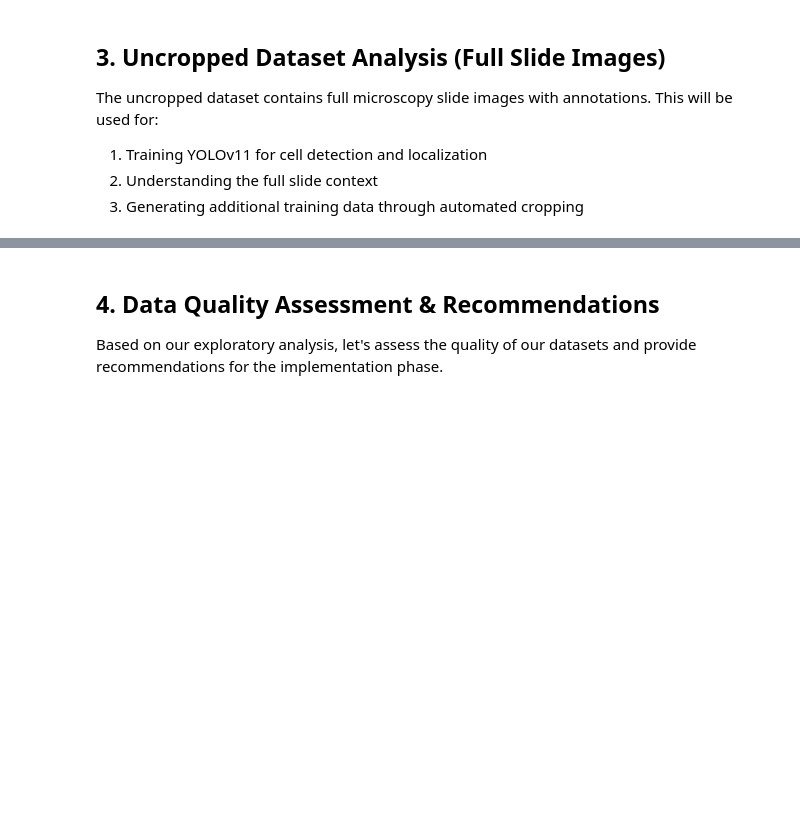
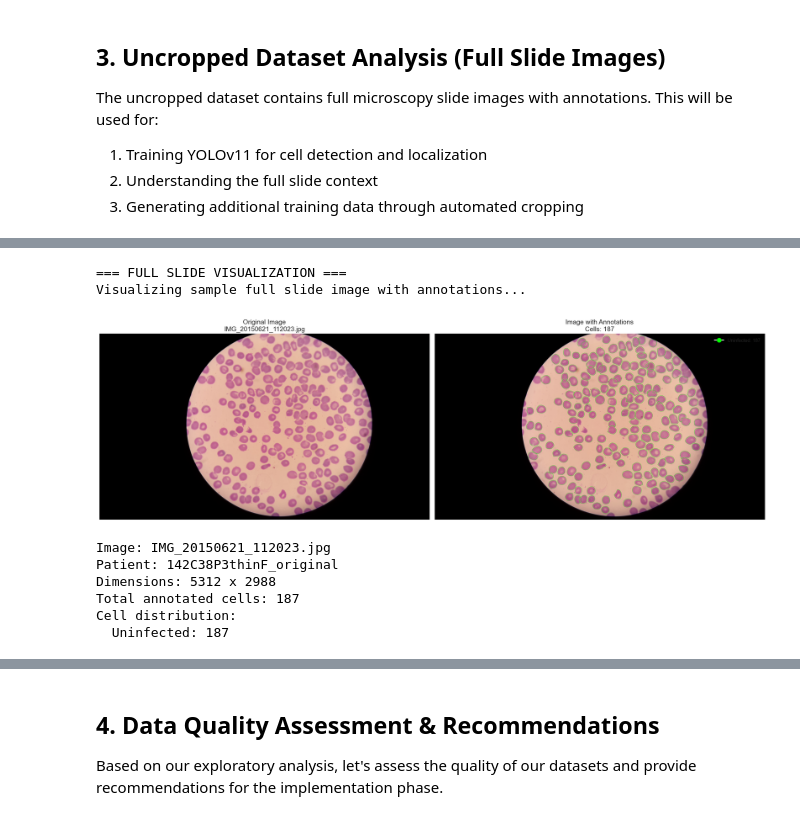
Before and after one commit to ShawnMayol/malaria-detection-thesis, a Jupyter notebook: notebooks/eda.ipynb, the cells around one changed output, grey strips where cells are left out. Saved outputs shown, nothing was run; the diff lists cells and outputs as text; code cells hidden in the pictures; blank space fills up the shorter version.

Commit message:
feat: update EDA + add error handling + add final summary + add full slide visualization

```diff
--- a/notebooks/eda.ipynb
+++ b/notebooks/eda.ipynb
@@ -357,10 +360,10 @@ The uncropped dataset contains full microscopy slide images with annotations. Th
 def analyze_uncropped_dataset(base_path):
     """Analyze the full slide image dataset with annotations"""
 
-    nih_path = base_path / "NIH-NLM-ThinBloodSmearsPf"
+    raw_path = Path(base_path)
 
-    if not nih_path.exists():
-        print("NIH dataset directory not found!")
+    if not raw_path.exists():
+        print("Raw uncropped dataset directory not found!")
         return None
 
     analysis = {
@@ -368,8 +371,8 @@ def analyze_uncropped_dataset(base_path):
         'point_set': {'patients': 0, 'images': 0, 'annotations': 0}
     }
 
-    # Analyze Polygon Set
-    polygon_path = nih_path / "Polygon Set"
+    # Analyze Polygon Set (directly under uncropped/)
+    polygon_path = raw_path / "Polygon Set"
     if polygon_path.exists():
         print("=== POLYGON SET ANALYSIS ===")
         patient_dirs = [d for d in polygon_path.iterdir() if d.is_dir()]
@@ -379,7 +382,8 @@ def analyze_uncropped_dataset(base_path):
         total_annotations = 0
 
         for patient_dir in patient_dirs[:5]:  # Analyze first 5 patients as sample
-            img_dir = patient_dir / "img"
+            # Note: Directory structure uses "Img" not "img"
+            img_dir = patient_dir / "Img"
             gt_dir = patient_dir / "GT"
 
             if img_dir.exists() and gt_dir.exists():
@@ -400,7 +404,7 @@ def analyze_uncropped_dataset(base_path):
         print(f"Sample analysis: {analysis['polygon_set']['patients']} patients, {total_images} images")
 
     # Analyze Point Set
-    point_path = nih_path / "Point Set"
+    point_path = raw_path / "Point Set"
     if point_path.exists():
         print("\n=== POINT SET ANALYSIS ===")
         patient_dirs = [d for d in point_path.iterdir() if d.is_dir()]
@@ -410,7 +414,8 @@ def analyze_uncropped_dataset(base_path):
         total_annotations = 0
 
         for patient_dir in patient_dirs[:5]:  # Analyze first 5 patients as sample
-            img_dir = patient_dir / "img"
+            # Note: Directory structure uses "Img" not "img"
+            img_dir = patient_dir / "Img"
             gt_dir = patient_dir / "GT"
 
             if img_dir.exists() and gt_dir.exists():
@@ -430,7 +435,7 @@ def analyze_uncropped_dataset(base_path):
 
         print(f"Sample analysis: {analysis['point_set']['patients']} patients, {total_images} images")
 
-    return analysis, nih_path
+    return analysis, raw_path
 
 # Run uncropped dataset analysis
 if uncropped_path.exists():
@@ -652,7 +690,8 @@ def visualize_slide_with_annotations(dataset_path, patient_id=None, image_name=N
         patient_id = patient_dirs[0].name
 
     patient_path = set_path / patient_id
-    img_dir = patient_path / "img"
+    # Note: Directory structure uses "Img" not "img"
+    img_dir = patient_path / "Img"
     gt_dir = patient_path / "GT"
 
     if not img_dir.exists() or not gt_dir.exists():
@@ -735,7 +774,7 @@ def visualize_slide_with_annotations(dataset_path, patient_id=None, image_name=N
             cv2.circle(img_annotated, (int(x), int(y)), 5, color, -1)
 
     axes[1].imshow(img_annotated)
-    axes[1].set_title(f'Image with Annotations\nCells: {annotation_data[\"total_cells\"]}', fontsize=14)
+    axes[1].set_title(f'Image with Annotations\nCells: {annotation_data["total_cells"]}', fontsize=14)
     axes[1].axis('off')
 
     # Add legend
@@ -755,30 +794,40 @@ def visualize_slide_with_annotations(dataset_path, patient_id=None, image_name=N
     plt.show()
 
     # Print statistics
     print(f"Image: {image_file.name}")
     print(f"Patient: {patient_id}")
     print(f"Dimensions: {annotation_data['img_width']} x {annotation_data['img_height']}")
     print(f"Total annotated cells: {annotation_data['total_cells']}")
     print("Cell distribution:")
     for cell_type, count in cell_counts.items():
         if count > 0:
             print(f"  {cell_type}: {count}")
 
 # Visualize sample full slide images
 if nih_dataset_path:
     print("=== FULL SLIDE VISUALIZATION ===")
 
     # Find available patients and images
     polygon_path = nih_dataset_path / "Polygon Set"
     if polygon_path.exists():
         patient_dirs = [d for d in polygon_path.iterdir() if d.is_dir()]
         if patient_dirs:
             # Visualize first available image
             print("Visualizing sample full slide image with annotations...")
             visualize_slide_with_annotations(nih_dataset_path, patient_dirs[0].name)
         else:
             print("No patient directories found in Polygon Set")
     else:
         print("Polygon Set directory not found")
 else:
     print("NIH dataset not available for visualization")
+# %% [output]
+=== FULL SLIDE VISUALIZATION ===
+Visualizing sample full slide image with annotations...
+[figure, added]
+Image: IMG_20150621_112023.jpg
+Patient: 142C38P3thinF_original
+Dimensions: 5312 x 2988
+Total annotated cells: 187
+Cell distribution:
+  Uninfected: 187
```
Also changed, not shown: parts of 6 cells of this notebook.
